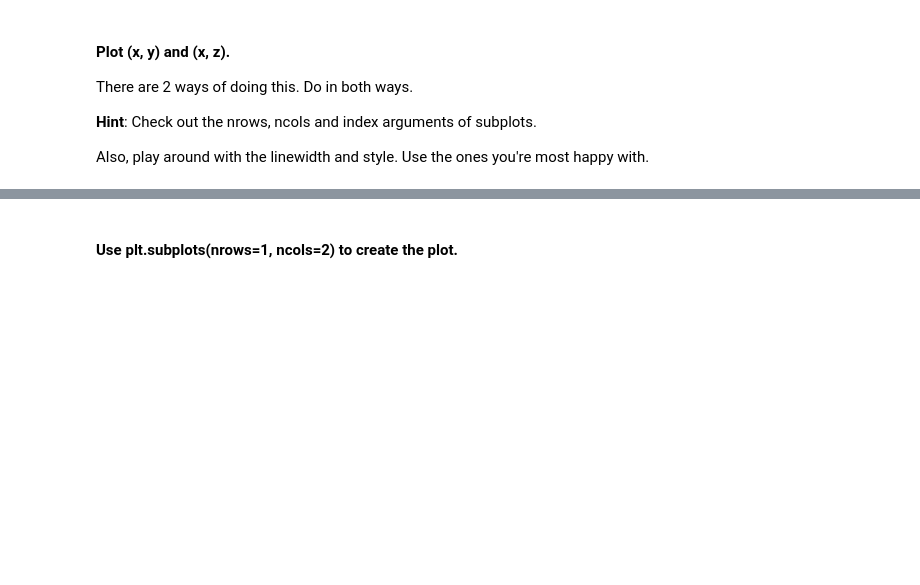
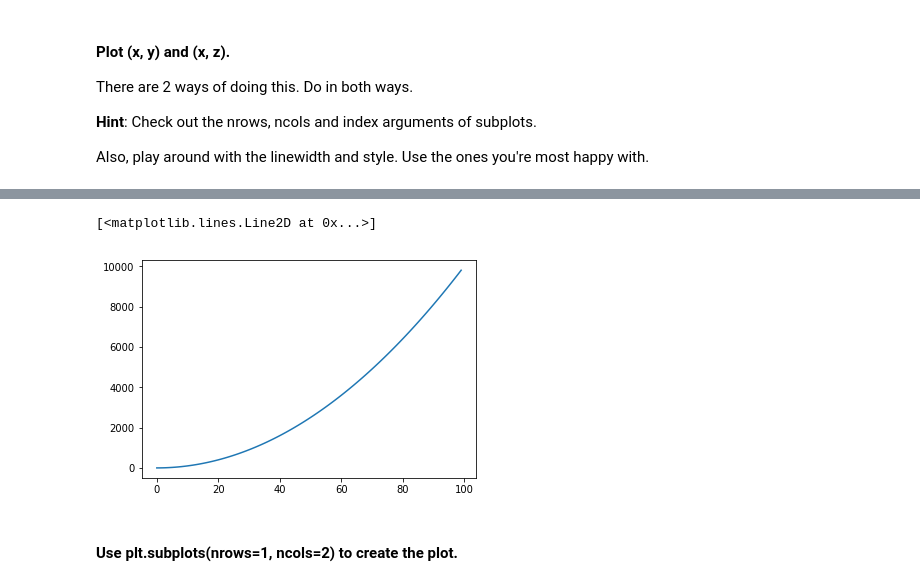
Before and after one commit to ta-datapt-bcn/lab-matplotlib-seaborn, a Jupyter notebook: your-code/main.ipynb, the cells around one changed output, grey strips where cells are left out. Drawn from its saved outputs; the diff is of its cells as text; code cells hidden in the pictures; blank space fills up the shorter version.

```diff
--- a/your-code/main.ipynb
+++ b/your-code/main.ipynb
@@ -28,2 +35,7 @@ Also, play around with the linewidth and style. Use the ones you're most happy w
+# %%
+plt.plot(x, z)
+# %% [output]
+[<matplotlib.lines.Line2D at 0x...>]
+[figure, added]
 # %% [markdown]
 #### Use plt.subplots(nrows=1, ncols=2) to create the plot.
```
Also changed, not shown: parts of 11 cells of this notebook, 1 other file.
